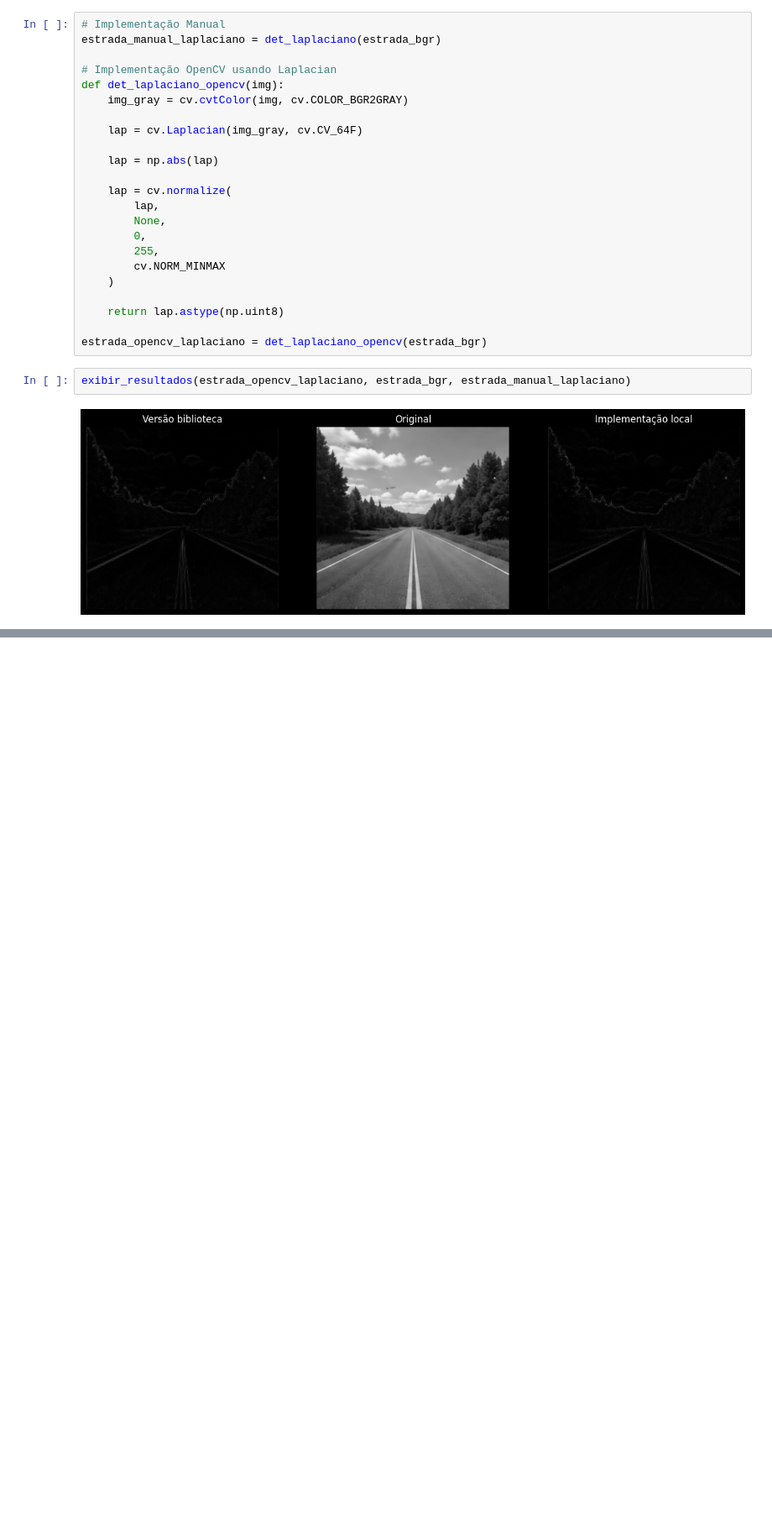
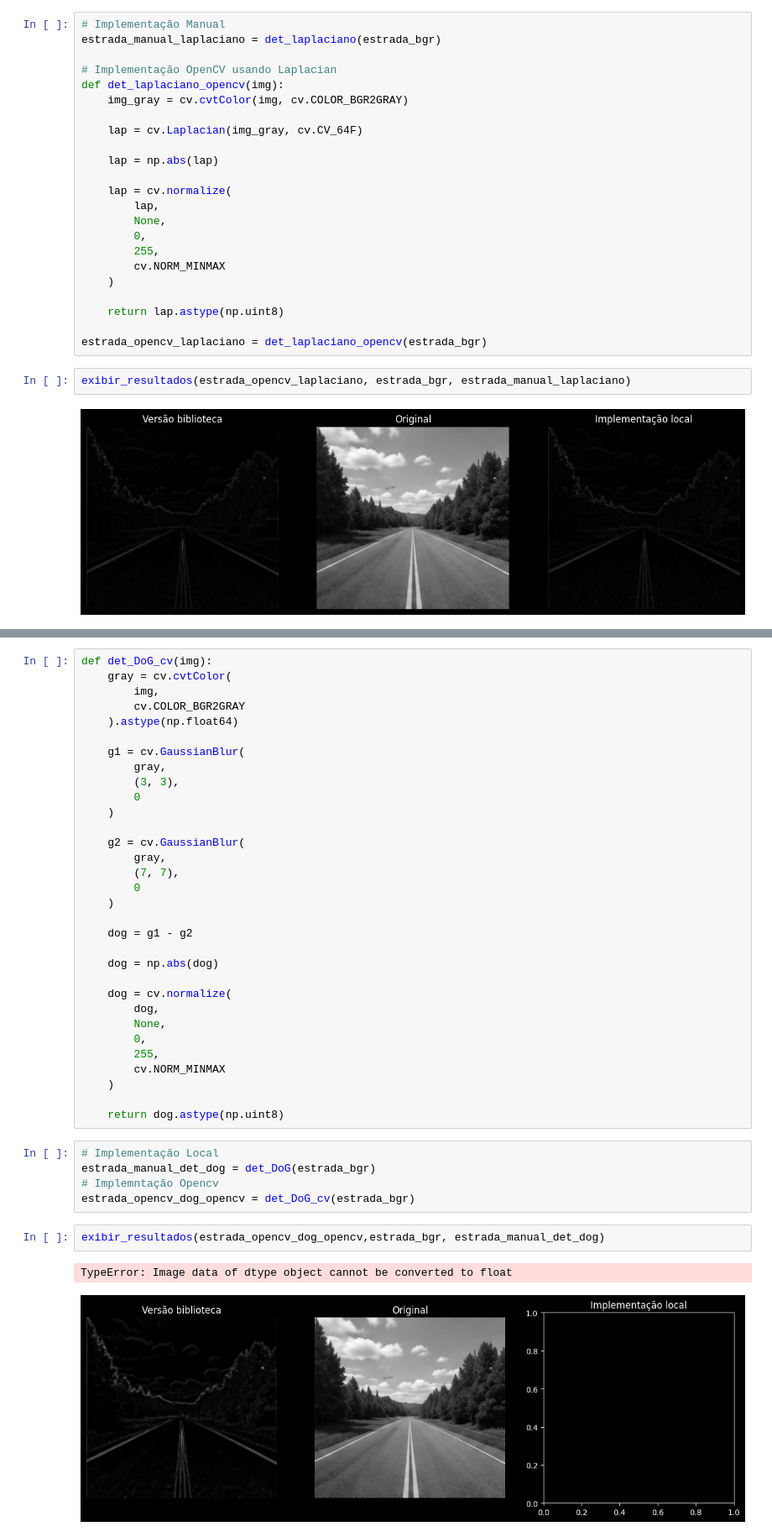
Before and after one commit to Renef13/Atividade_3_PI, a Jupyter notebook: det_bordas.ipynb, the cells around one changed output, grey strips where cells are left out. Shown at 84% size. Drawn from its saved outputs; the diff is of its cells as text; blank space fills up the shorter version.

```diff
--- a/det_bordas.ipynb
+++ b/det_bordas.ipynb
@@ -136,0 +179,42 @@ exibir_resultados(estrada_opencv_laplaciano, estrada_bgr, estrada_manual_laplaci
+# %%
+def det_DoG_cv(img):
+    gray = cv.cvtColor(
+        img,
+        cv.COLOR_BGR2GRAY
+    ).astype(np.float64)
+
+    g1 = cv.GaussianBlur(
+        gray,
+        (3, 3),
+        0
+    )
+
+    g2 = cv.GaussianBlur(
+        gray,
+        (7, 7),
+        0
+    )
+
+    dog = g1 - g2
+
+    dog = np.abs(dog)
+
+    dog = cv.normalize(
+        dog,
+        None,
+        0,
+        255,
+        cv.NORM_MINMAX
+    )
+
+    return dog.astype(np.uint8)
+# %%
+# Implementação Local
+estrada_manual_det_dog = det_DoG(estrada_bgr)
+# Implemntação Opencv
+estrada_opencv_dog_opencv = det_DoG_cv(estrada_bgr)
+# %%
+exibir_resultados(estrada_opencv_dog_opencv,estrada_bgr, estrada_manual_det_dog)
+# %% [output]
+TypeError: Image data of dtype object cannot be converted to float
+[figure, added]
```
Also changed, not shown: parts of 5 cells of this notebook, 1 other file.
